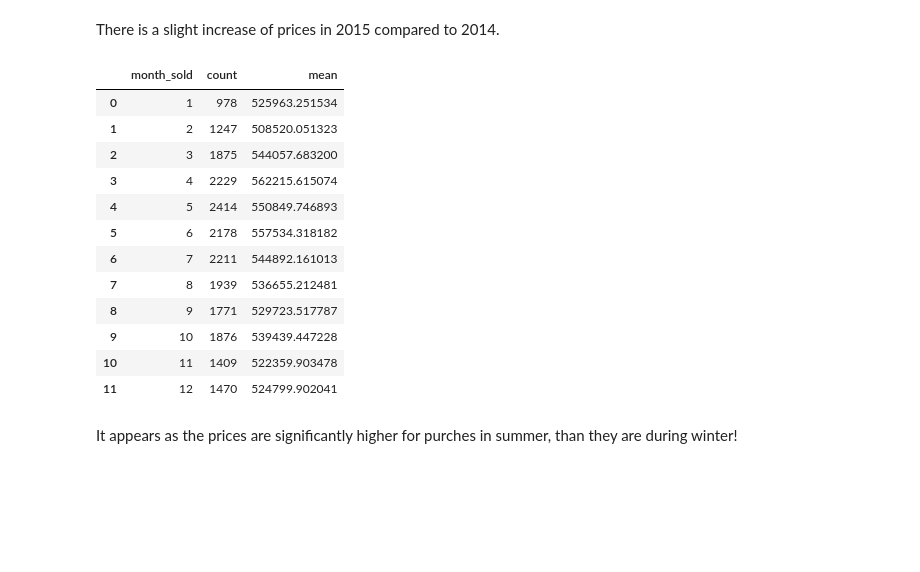
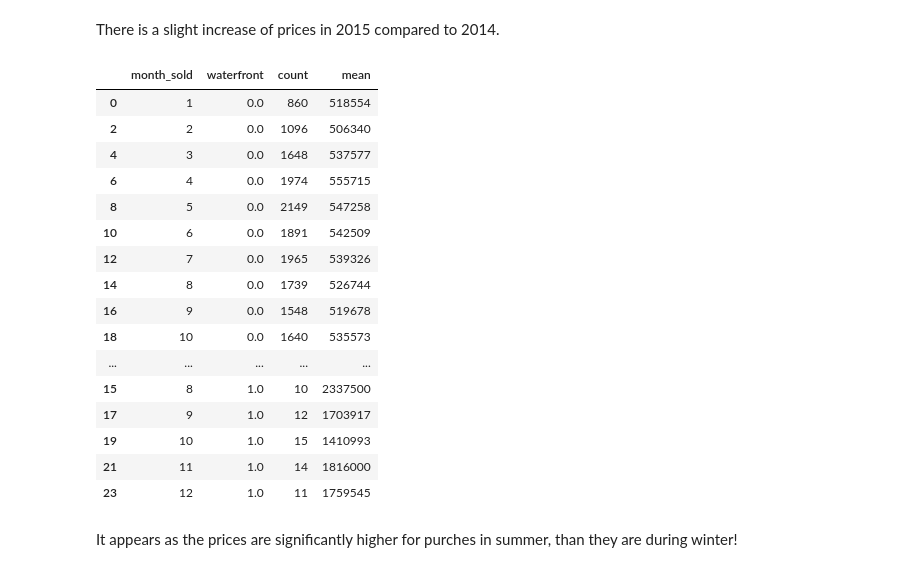
Before and after one commit to dave-py/eda_real-estate, a Jupyter notebook: EDA_real_estate.ipynb, the cells around one changed output. Saved outputs shown, nothing was run; the diff lists cells and outputs as text; code cells hidden in the pictures; blank space fills up the shorter version.

```diff
--- a/EDA_real_estate.ipynb
+++ b/EDA_real_estate.ipynb
@@ -246,6 +338,6 @@ X["yr_sold"], X["month_sold"], X["weekday_sold"] = X.date.dt.year, X.date.dt.mon
 X.sqft_basement = pd.to_numeric(X.sqft_basement, errors="coerce")
 
 # convert float type to bool.
-X.astype({"waterfront": "bool"})
+X = X.astype({"waterfront": "object", "floors":"object", "view":"object", "zipcode": "object"})
 X.dtypes
 # %% [output]
@@ -268,4 +360,8 @@ weekday_sold              int64
 dtype: object
+# %%
+# Filling missing values in column sqft_basement
+X.sqft_basement = X.sqft_basement.fillna(X.sqft_basement.mean())
+X.crimes = X.crimes.fillna(0)
 # %% [markdown]
 ### Duplicate IDs
 # %%
@@ -349,11 +541,11 @@ Furthermore, we drop the following values for a correlation analysis, as the res
 continuous_var = list(X.select_dtypes(
                         ['int64','float64','bool', "datetime64[ns]"]).columns.values)
 # remove non-continuous variables
-non_continuous_var = ["id", "zipcode", "lat", "long"]
-for x in non_continuous_var:
-    continuous_var.remove(x)
+non_continuous_var = ["id", "zipcode","date", "weekday_sold", "month_sold", "yr_sold" ]
+# for x in non_continuous_var:
+#     continuous_var.remove(x)
 
-continuous_var
+categorical_var=["waterfront"]
 # %% [markdown]
 ### Perform Correlation Analysis
 # %%
@@ -424,10 +667,0 @@ X.describe().round(1)
-# %%
-continuous_var = list(X.select_dtypes(
-                        ['int64','float64','bool']).columns.values)
-# remove non-continuous variables
-non_continuous_var = ["id", "zipcode", "lat", "long"]
-for x in non_continuous_var:
-    continuous_var.remove(x)
-
-categorical_var = [""]
-continuous_var
@@ -472,23 +691,29 @@ X.groupby("yr_sold").agg({'id':'count', 'price':'mean'}) \
 There is a slight increase of prices in 2015 compared to 2014.
 # %%
 # Average house prices per month:
-X.groupby("month_sold").agg({'id':'count', 'price':'mean'}) \
+monthly = X.groupby(["month_sold", "waterfront"]).agg({'id':'count', 'price':'mean'}) \
        .rename(columns={'id':'count','price':'mean'}) \
        .reset_index()
+monthly["mean"] = monthly["mean"].apply(lambda x: '%.0f' % x)
+monthly.sort_values(["waterfront", "month_sold"])
 # %% [output]
-|  | month_sold | count | mean |
-| 0 | 1 | 978 | 525963.251534 |
-| 1 | 2 | 1247 | 508520.051323 |
-| 2 | 3 | 1875 | 544057.683200 |
-| 3 | 4 | 2229 | 562215.615074 |
-| 4 | 5 | 2414 | 550849.746893 |
-| 5 | 6 | 2178 | 557534.318182 |
-| 6 | 7 | 2211 | 544892.161013 |
-| 7 | 8 | 1939 | 536655.212481 |
-| 8 | 9 | 1771 | 529723.517787 |
-| 9 | 10 | 1876 | 539439.447228 |
-| 10 | 11 | 1409 | 522359.903478 |
-| 11 | 12 | 1470 | 524799.902041 |
+|  | month_sold | waterfront | count | mean |
+| 0 | 1 | 0.0 | 860 | 518554 |
+| 2 | 2 | 0.0 | 1096 | 506340 |
+| 4 | 3 | 0.0 | 1648 | 537577 |
+| 6 | 4 | 0.0 | 1974 | 555715 |
+| 8 | 5 | 0.0 | 2149 | 547258 |
+| 10 | 6 | 0.0 | 1891 | 542509 |
+| 12 | 7 | 0.0 | 1965 | 539326 |
+| 14 | 8 | 0.0 | 1739 | 526744 |
+| 16 | 9 | 0.0 | 1548 | 519678 |
+| 18 | 10 | 0.0 | 1640 | 535573 |
+| ... | ... | ... | ... | ... |
+| 15 | 8 | 1.0 | 10 | 2337500 |
+| 17 | 9 | 1.0 | 12 | 1703917 |
+| 19 | 10 | 1.0 | 15 | 1410993 |
+| 21 | 11 | 1.0 | 14 | 1816000 |
+| 23 | 12 | 1.0 | 11 | 1759545 |
 # %% [markdown]
 It appears as the prices are significantly higher for purches in summer, than they are during winter!
 # %%
```
Also changed, not shown: parts of 82 cells of this notebook, 6 other files.
